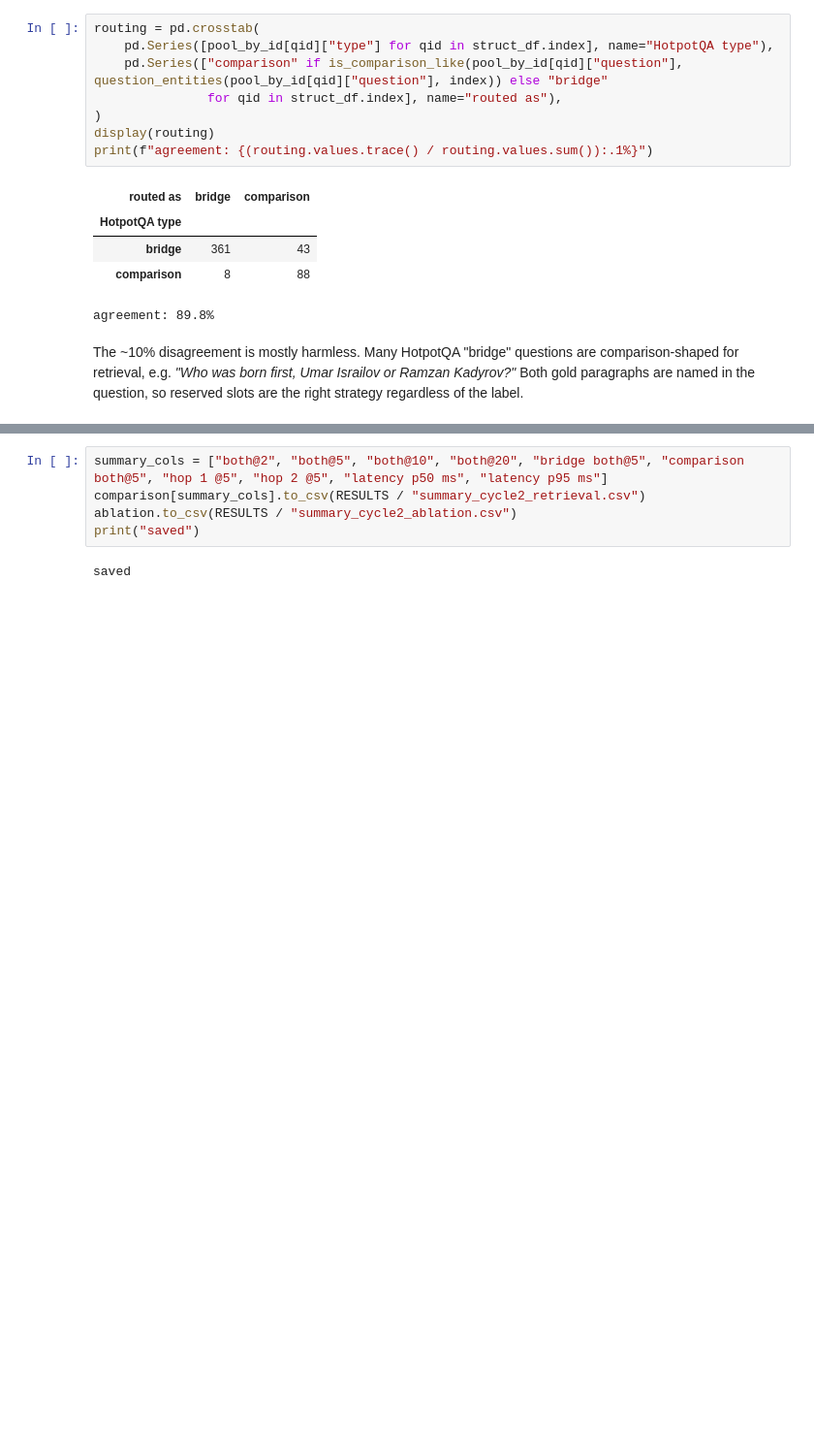
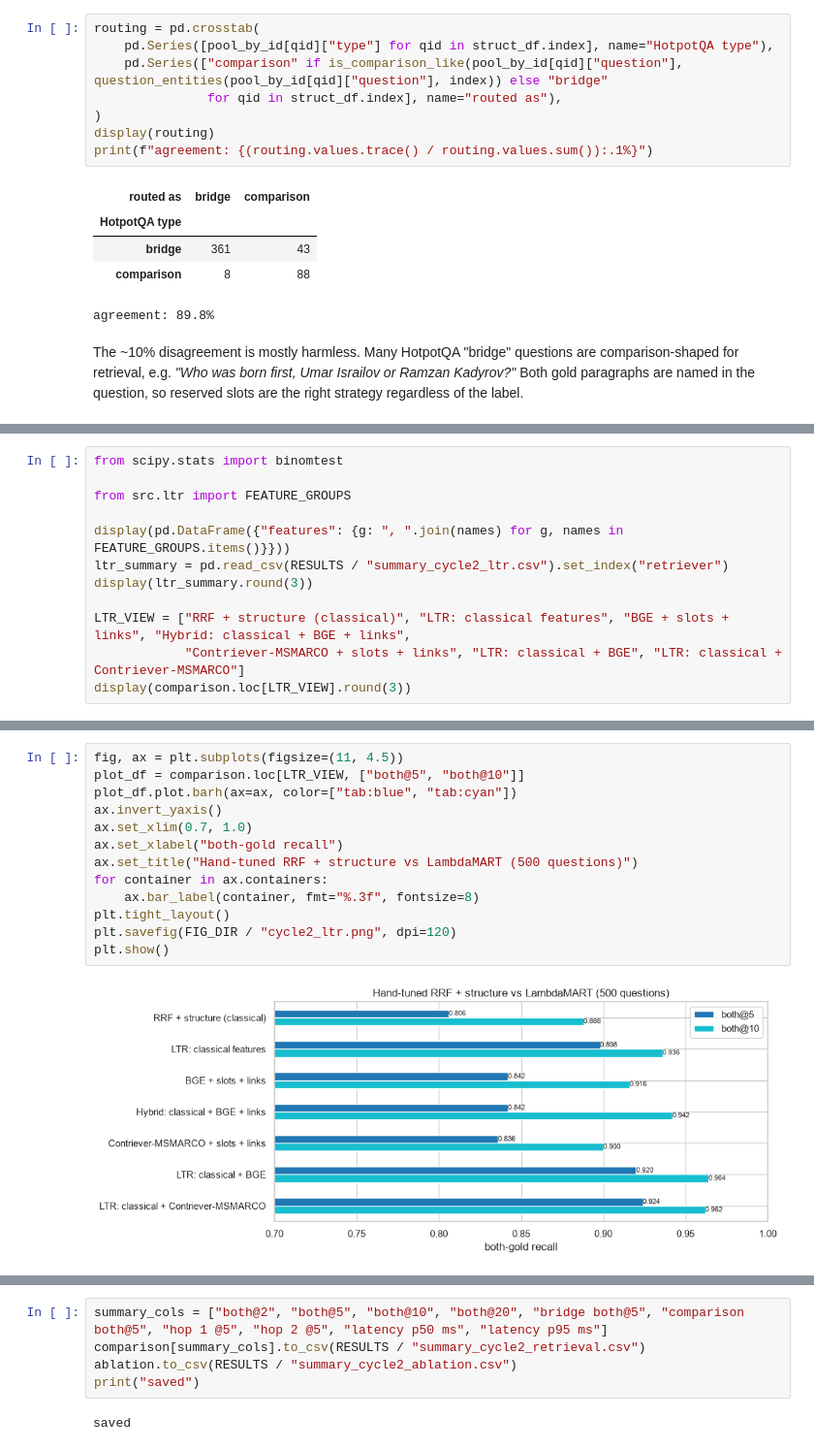
Before and after one commit to tomhait/infinitylabs, a Jupyter notebook: projects/hotpotQA/notebooks/02_classical_ranking.ipynb, the cells around one changed output, grey strips where cells are left out. Shown at 97% size. Cells and saved outputs as stored; diff of their text form; blank space fills up the shorter version.

```diff
--- a/projects/hotpotQA/notebooks/02_classical_ranking.ipynb
+++ b/projects/hotpotQA/notebooks/02_classical_ranking.ipynb
@@ -451,0 +476,12 @@ The ~10% disagreement is mostly harmless. Many HotpotQA "bridge" questions are c
+# %%
+from scipy.stats import binomtest
+
+from src.ltr import FEATURE_GROUPS
+
+display(pd.DataFrame({"features": {g: ", ".join(names) for g, names in FEATURE_GROUPS.items()}}))
+ltr_summary = pd.read_csv(RESULTS / "summary_cycle2_ltr.csv").set_index("retriever")
+display(ltr_summary.round(3))
+
+LTR_VIEW = ["RRF + structure (classical)", "LTR: classical features", "BGE + slots + links", "Hybrid: classical + BGE + links",
+            "Contriever-MSMARCO + slots + links", "LTR: classical + BGE", "LTR: classical + Contriever-MSMARCO"]
+display(comparison.loc[LTR_VIEW].round(3))
@@ -451,0 +510,15 @@ The ~10% disagreement is mostly harmless. Many HotpotQA "bridge" questions are c
+# %%
+fig, ax = plt.subplots(figsize=(11, 4.5))
+plot_df = comparison.loc[LTR_VIEW, ["both@5", "both@10"]]
+plot_df.plot.barh(ax=ax, color=["tab:blue", "tab:cyan"])
+ax.invert_yaxis()
+ax.set_xlim(0.7, 1.0)
+ax.set_xlabel("both-gold recall")
+ax.set_title("Hand-tuned RRF + structure vs LambdaMART (500 questions)")
+for container in ax.containers:
+    ax.bar_label(container, fmt="%.3f", fontsize=8)
+plt.tight_layout()
+plt.savefig(FIG_DIR / "cycle2_ltr.png", dpi=120)
+plt.show()
+# %% [output]
+[figure, added]
```
Also changed, not shown: parts of 13 cells of this notebook.
